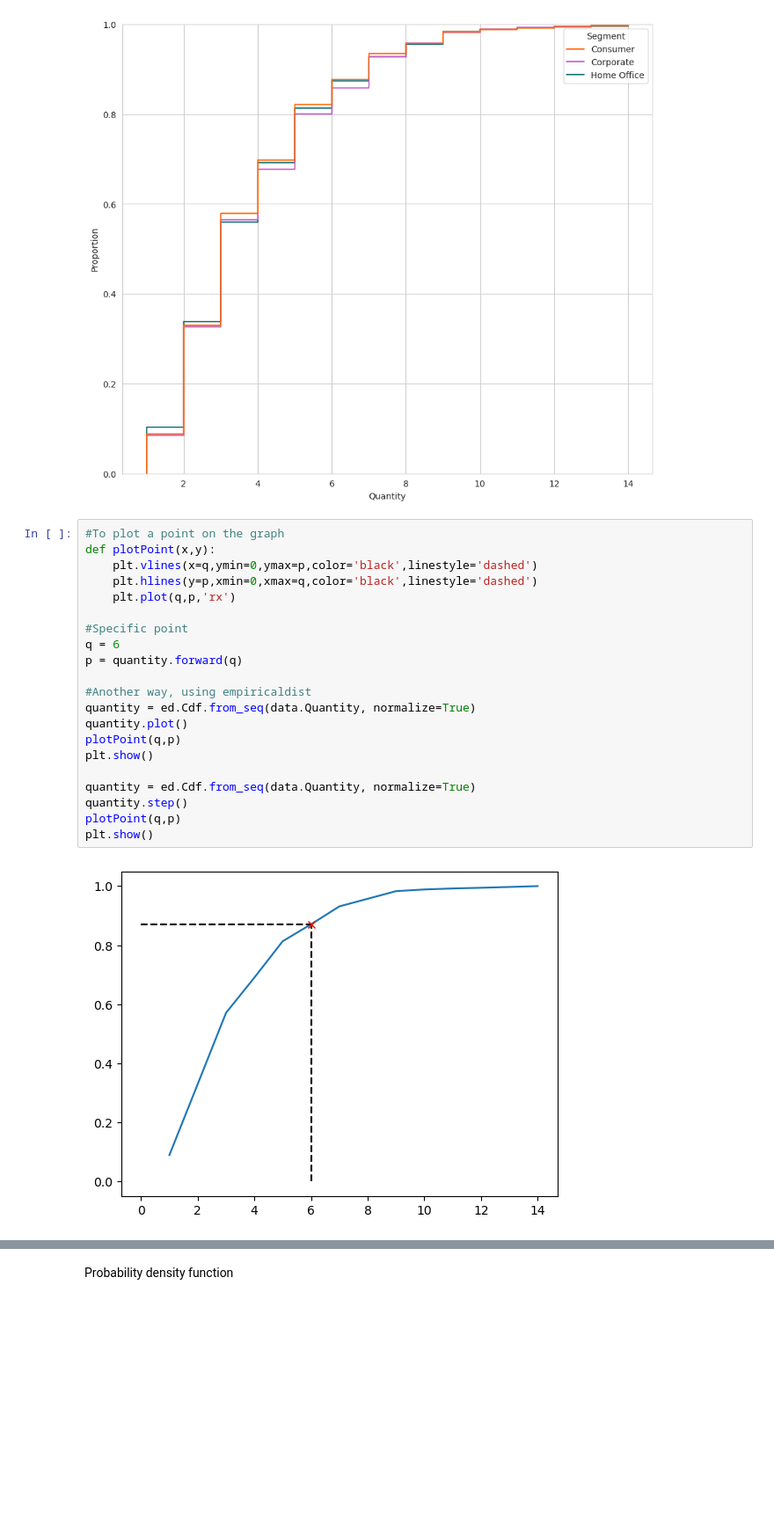
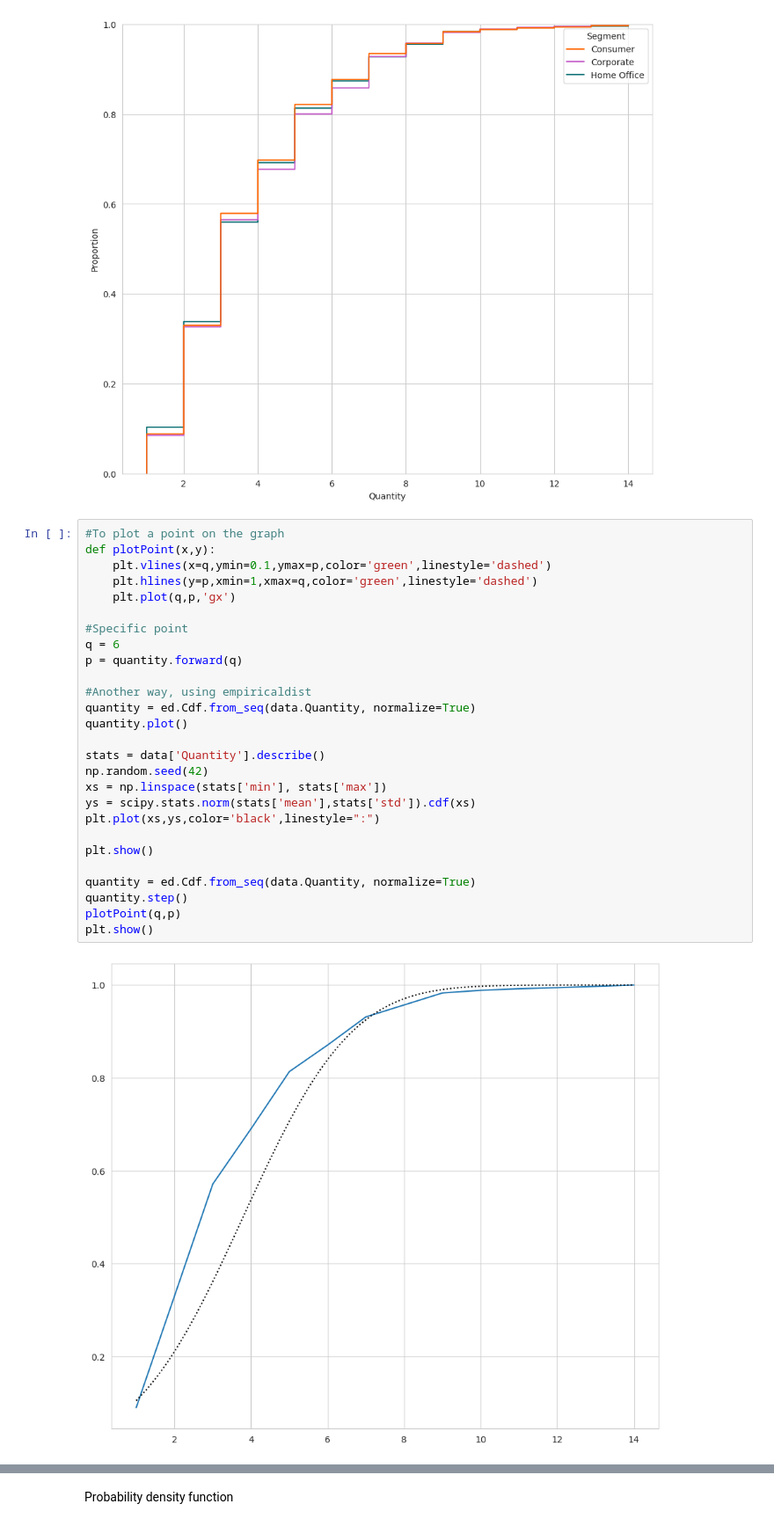
Before and after one commit to alejo-cuello/first-steps-data-science, a Jupyter notebook: code/exploring-series.ipynb, the cells around one changed output, grey strips where cells are left out. Shown at 88% size. Cells and saved outputs as stored; diff of their text form; blank space fills up the shorter version.

Commit message:
Bivariate plots

```diff
--- a/code/exploring-series.ipynb
+++ b/code/exploring-series.ipynb
@@ -387,23 +388,29 @@ plt.show()
 # %%
 #To plot a point on the graph
 def plotPoint(x,y):
-    plt.vlines(x=q,ymin=0,ymax=p,color='black',linestyle='dashed')
-    plt.hlines(y=p,xmin=0,xmax=q,color='black',linestyle='dashed')
-    plt.plot(q,p,'rx')
+    plt.vlines(x=q,ymin=0.1,ymax=p,color='green',linestyle='dashed')
+    plt.hlines(y=p,xmin=1,xmax=q,color='green',linestyle='dashed')
+    plt.plot(q,p,'gx')
 
 #Specific point
 q = 6
 p = quantity.forward(q)
 
 #Another way, using empiricaldist
 quantity = ed.Cdf.from_seq(data.Quantity, normalize=True)
 quantity.plot()
-plotPoint(q,p)
+
+stats = data['Quantity'].describe()
+np.random.seed(42)
+xs = np.linspace(stats['min'], stats['max'])
+ys = scipy.stats.norm(stats['mean'],stats['std']).cdf(xs)
+plt.plot(xs,ys,color='black',linestyle=":")
+
 plt.show()
 
 quantity = ed.Cdf.from_seq(data.Quantity, normalize=True)
 quantity.step()
 plotPoint(q,p)
 plt.show()
 # %% [output]
-[figure, old version]
+[figure, new version]
```
Also changed, not shown: parts of 10 cells of this notebook.
